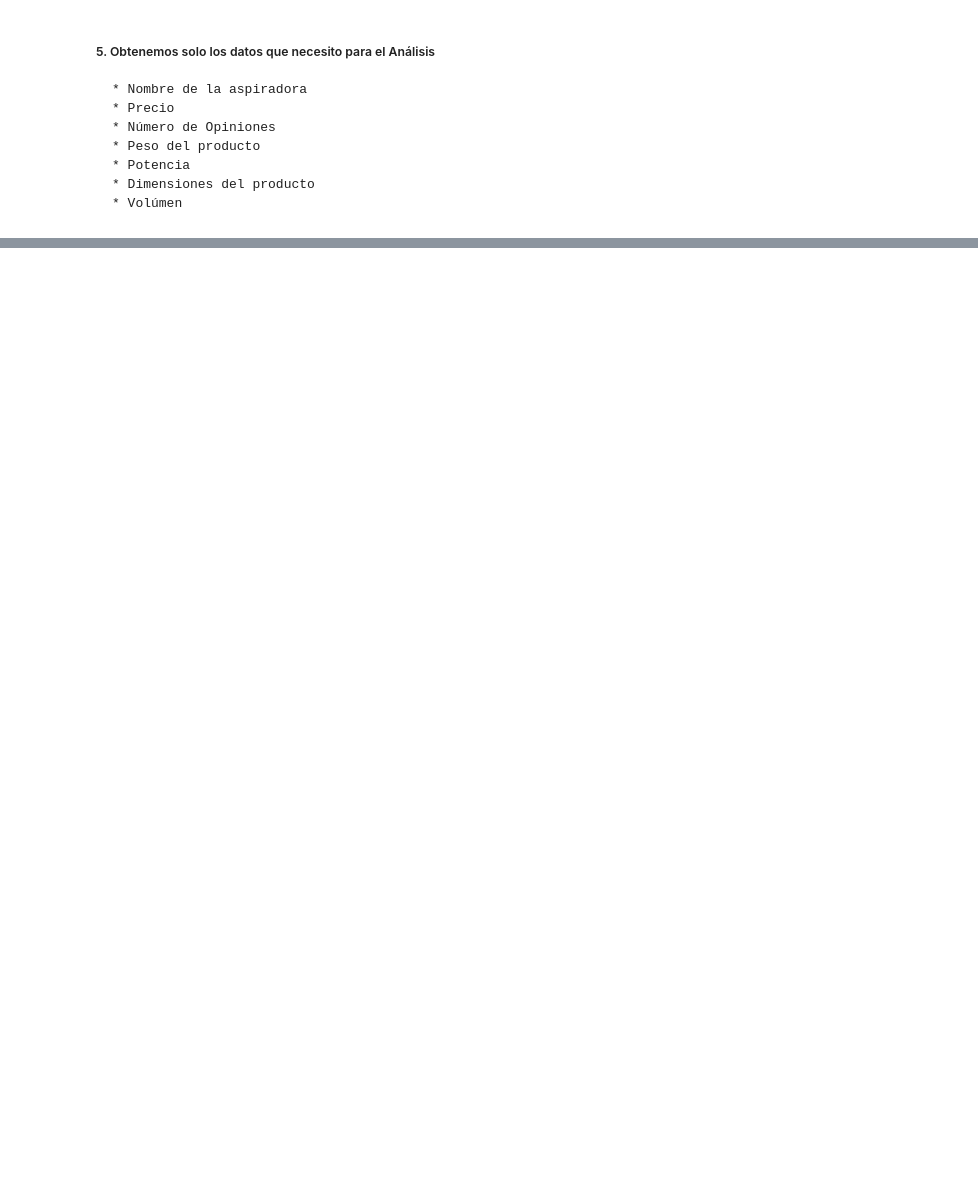
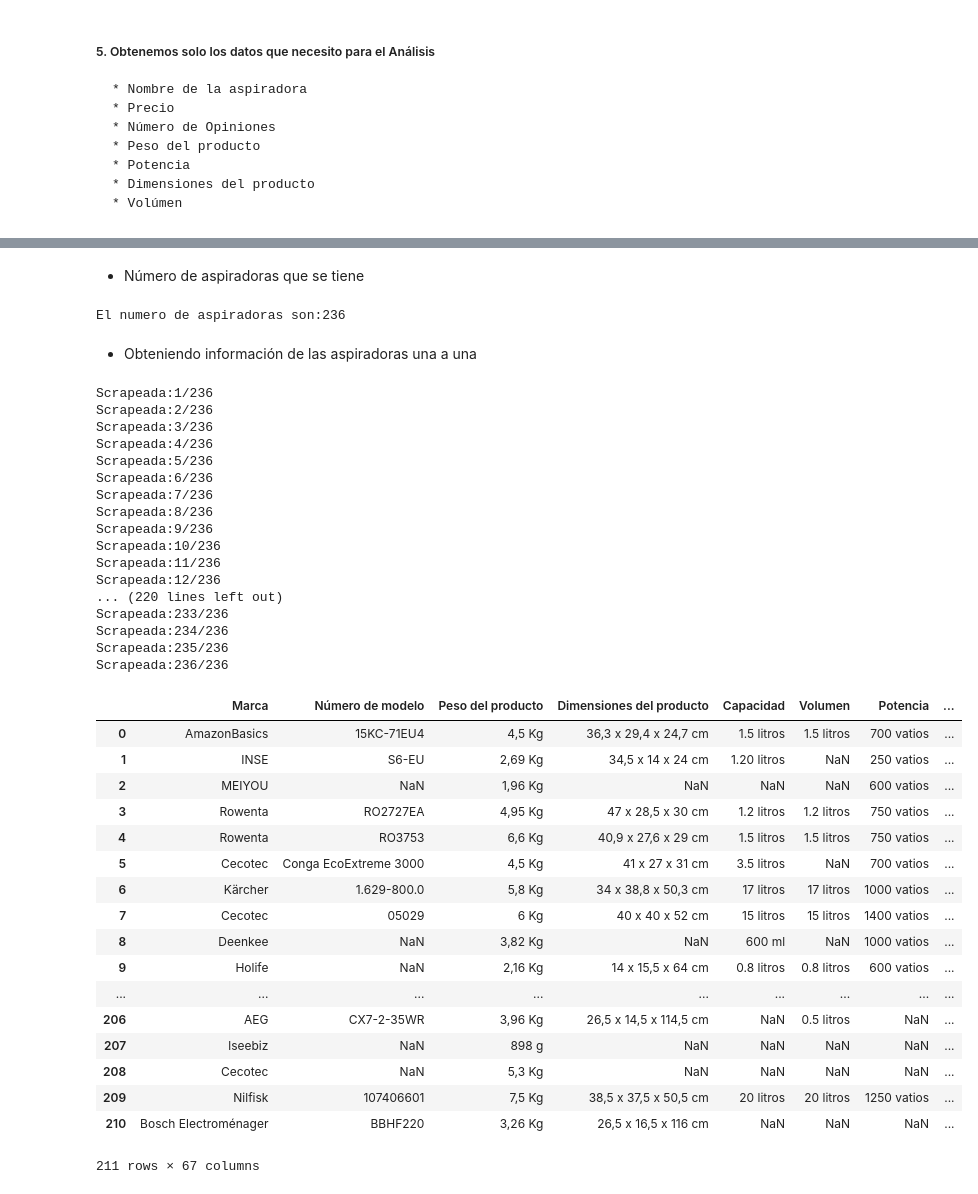
Before and after one commit to xgutierrez/Platzi-DataScienceAmazon, a Jupyter notebook: AnálisisDeAspiradoras.ipynb, the cells around one changed output, grey strips where cells are left out. Cells and saved outputs as stored; diff of their text form; code cells hidden in the pictures; blank space fills up the shorter version.

```diff
--- a/AnálisisDeAspiradoras.ipynb
+++ b/AnálisisDeAspiradoras.ipynb
@@ -215,0 +187,17 @@ Index(['Marca', 'Color', 'Peso del producto', 'Dimensiones del producto',
+# %%
+#Todas las paginas de aspiradoras
+paginaAspiradoras = [
+    'https://www.amazon.es/s?k=aspiradoras&__mk_es_ES=%C3%85M%C3%85%C5%BD%C3%95%C3%91&ref=nb_sb_noss_2',
+    'https://www.amazon.es/s?k=aspiradoras&page=2&__mk_es_ES=%C3%85M%C3%85%C5%BD%C3%95%C3%91&qid=1583681798&ref=sr_pg_2',
+    'https://www.amazon.es/s?k=aspiradoras&page=3&__mk_es_ES=%C3%85M%C3%85%C5%BD%C3%95%C3%91&qid=1583681876&ref=sr_pg_3',
+    'https://www.amazon.es/s?k=aspiradoras&page=4&__mk_es_ES=%C3%85M%C3%85%C5%BD%C3%95%C3%91&qid=1583681902&ref=sr_pg_4',
+    'https://www.amazon.es/s?k=aspiradoras&page=5&__mk_es_ES=%C3%85M%C3%85%C5%BD%C3%95%C3%91&qid=1583681936&ref=sr_pg_5',
+    'https://www.amazon.es/s?k=aspiradoras&page=6&__mk_es_ES=%C3%85M%C3%85%C5%BD%C3%95%C3%91&qid=1583681959&ref=sr_pg_6',
+    'https://www.amazon.es/s?k=aspiradoras&page=7&__mk_es_ES=%C3%85M%C3%85%C5%BD%C3%95%C3%91&qid=1583681982&ref=sr_pg_7',
+    'https://www.amazon.es/s?k=aspiradoras&page=8&__mk_es_ES=%C3%85M%C3%85%C5%BD%C3%95%C3%91&qid=1583682002&ref=sr_pg_8',
+    'https://www.amazon.es/s?k=aspiradoras&page=9&__mk_es_ES=%C3%85M%C3%85%C5%BD%C3%95%C3%91&qid=1583682017&ref=sr_pg_9',
+    'https://www.amazon.es/s?k=aspiradoras&page=10&__mk_es_ES=%C3%85M%C3%85%C5%BD%C3%95%C3%91&qid=1583687663&ref=sr_pg_10',
+    'https://www.amazon.es/s?k=aspiradoras&page=11&__mk_es_ES=%C3%85M%C3%85%C5%BD%C3%95%C3%91&qid=1583687688&ref=sr_pg_11'
+]
+
+paginaAspiradoras
@@ -215,0 +327,62 @@ Index(['Marca', 'Color', 'Peso del producto', 'Dimensiones del producto',
+# %% [markdown]
+* Número de aspiradoras que se tiene
+# %%
+print('El numero de aspiradoras son:{}'.format(len(links_apiradora)))
+# %% [output]
+El numero de aspiradoras son:236
+# %% [markdown]
+* Obteniendo información de las aspiradoras una a una
+# %%
+# Obtiene todos los valores de las aspiradoras
+datoAspiradorasX = pd.DataFrame()
+
+for i,link in enumerate(links_apiradora):
+    try:
+        informacion = obtenerInformacionAspiradora(link)
+
+        if len(informacion):
+            print('Scrapeada:{}/{}'.format(i+1,len(links_apiradora)))
+            datoAspiradorasX = datoAspiradorasX.append(informacion,sort=False,ignore_index=True)
+        else:
+            print('Sin dato de aspiradora')
+            #datoAspiradorasX
+    except:
+        print('Hubo error en el metodo')
+
+datoAspiradorasX
+# %% [output]
+Scrapeada:1/236
+Scrapeada:2/236
+Scrapeada:3/236
+Scrapeada:4/236
+Scrapeada:5/236
+Scrapeada:6/236
+Scrapeada:7/236
+Scrapeada:8/236
+Scrapeada:9/236
+Scrapeada:10/236
+Scrapeada:11/236
+Scrapeada:12/236
+... (220 lines left out)
+Scrapeada:233/236
+Scrapeada:234/236
+Scrapeada:235/236
+Scrapeada:236/236
+|  | Marca | Número de modelo | Peso del producto | Dimensiones del producto | Capacidad | Volumen | Potencia | ... |
+| 0 | AmazonBasics | 15KC-71EU4 | 4,5 Kg | 36,3 x 29,4 x 24,7 cm | 1.5 litros | 1.5 litros | 700 vatios | ... |
+| 1 | INSE | S6-EU | 2,69 Kg | 34,5 x 14 x 24 cm | 1.20 litros | NaN | 250 vatios | ... |
+| 2 | MEIYOU | NaN | 1,96 Kg | NaN | NaN | NaN | 600 vatios | ... |
+| 3 | Rowenta | RO2727EA | 4,95 Kg | 47 x 28,5 x 30 cm | 1.2 litros | 1.2 litros | 750 vatios | ... |
+| 4 | Rowenta | RO3753 | 6,6 Kg | 40,9 x 27,6 x 29 cm | 1.5 litros | 1.5 litros | 750 vatios | ... |
+| 5 | Cecotec | Conga EcoExtreme 3000 | 4,5 Kg | 41 x 27 x 31 cm | 3.5 litros | NaN | 700 vatios | ... |
+| 6 | Kärcher | 1.629-800.0 | 5,8 Kg | 34 x 38,8 x 50,3 cm | 17 litros | 17 litros | 1000 vatios | ... |
+| 7 | Cecotec | 05029 | 6 Kg | 40 x 40 x 52 cm | 15 litros | 15 litros | 1400 vatios | ... |
+| 8 | Deenkee | NaN | 3,82 Kg | NaN | 600 ml | NaN | 1000 vatios | ... |
+| 9 | Holife | NaN | 2,16 Kg | 14 x 15,5 x 64 cm | 0.8 litros | 0.8 litros | 600 vatios | ... |
+| ... | ... | ... | ... | ... | ... | ... | ... | ... |
+| 206 | AEG | CX7-2-35WR | 3,96 Kg | 26,5 x 14,5 x 114,5 cm | NaN | 0.5 litros | NaN | ... |
+| 207 | lseebiz | NaN | 898 g | NaN | NaN | NaN | NaN | ... |
+| 208 | Cecotec | NaN | 5,3 Kg | NaN | NaN | NaN | NaN | ... |
+| 209 | Nilfisk | 107406601 | 7,5 Kg | 38,5 x 37,5 x 50,5 cm | 20 litros | 20 litros | 1250 vatios | ... |
+| 210 | Bosch Electroménager | BBHF220 | 3,26 Kg | 26,5 x 16,5 x 116 cm | NaN | NaN | NaN | ... |
+211 rows × 67 columns
```
Also changed, not shown: parts of 27 cells of this notebook, 2 other files.
